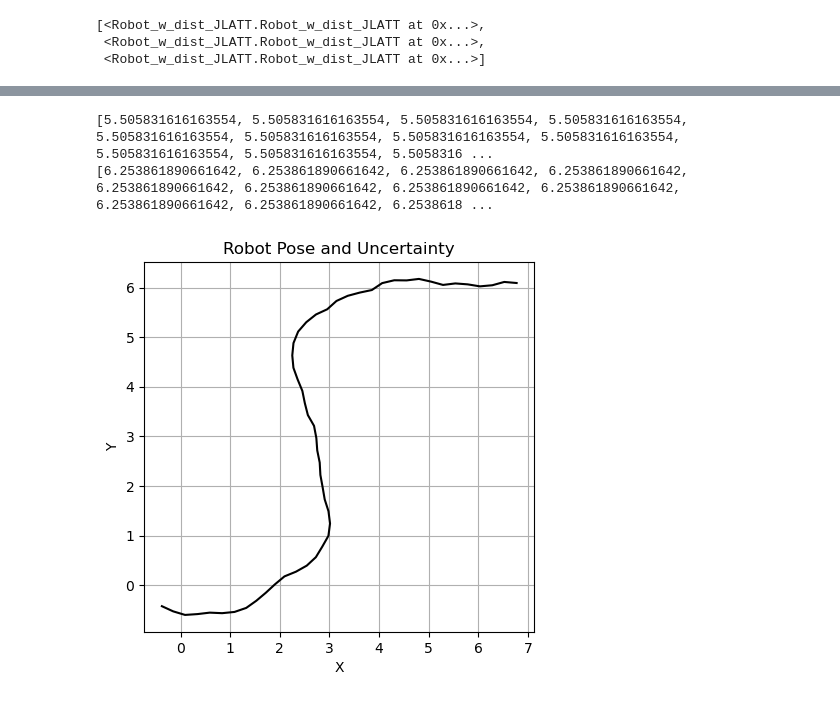
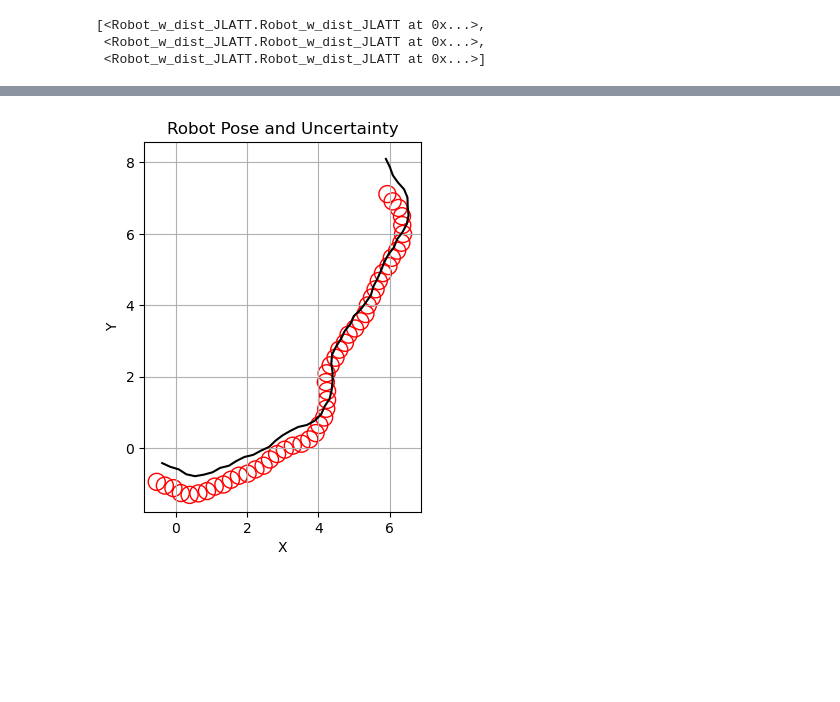
Before and after one commit to achintyapro03/JLATT, a Jupyter notebook: simulation.ipynb, the cells around one changed output, grey strips where cells are left out. Cells and saved outputs as stored; diff of their text form; code cells hidden in the pictures; blank space fills up the shorter version.

```diff
--- a/simulation.ipynb
+++ b/simulation.ipynb
@@ -10,7 +11,7 @@ import matplotlib.pyplot as plt
 
 from Robot_w_dist_JLATT import Robot_w_dist_JLATT
 
-color = ['green', 'blue', 'red']
+color = ['green', 'blue', 'red','black']
 
 # def main():
 np.random.seed(492)  # for reproducibility
@@ -25,8 +26,8 @@ robot_num = 3
 robot_set = [0 for _ in range(robot_num)]
 
 sensor_variances = np.array([0.1, 0.1, 0.1])  # variances = [v_abs; v_r; v_t]
-sensor_limits = np.array([15, 15])  # max_distances = [max_z_r; max_z_t]
-sensor_prob = np.array([0.7, 0.7])
+sensor_limits = np.array([999, 999])  # max_distances = [max_z_r; max_z_t]
+sensor_prob = np.array([1, 1])
 sensor_data = [sensor_variances, sensor_limits, sensor_prob]
 
 max_connection_distance = 10
@@ -177,31 +228,24 @@ plt.show()
 # %%
 
 fig, ax = plt.subplots()
 ax.set_aspect('equal', 'box')
 ax.grid(True)
 ax.set_xlabel('X')
 ax.set_ylabel('Y')
 ax.set_title('Robot Pose and Uncertainty')
 
 robot_to_check = 2
 
 ax.plot(colRead(robots_in_time[-1][robot_to_check].true_path, 0), colRead(robots_in_time[-1][robot_to_check].true_path, 1), 'k')
+x = colRead(robots_in_time[-1][robot_to_check].true_path, 0)
+y = colRead(robots_in_time[-1][robot_to_check].true_path, 1)
+for i in range(len(robots_in_time)):
+    plt.scatter((robots_in_time[i][robot_to_check].Pose_est[0] + x[i]),(robots_in_time[i][robot_to_check].Pose_est[1] + y[i]), color='none', edgecolors='red', s=150, linewidths=1)
 
 
-x = []
-y = []
-for i in range(len(robots_in_time)):
-    x.append(robots_in_time[i][robot_to_check].Pose_est[0])
-    y.append(robots_in_time[i][robot_to_check].Pose_est[1])
-
-print(x)
-print(y)
-
 plt.show()
 # %% [output]
-[5.505831616163554, 5.505831616163554, 5.505831616163554, 5.505831616163554, 5.505831616163554, 5.505831616163554, 5.505831616163554, 5.505831616163554, 5.505831616163554, 5.505831616163554, 5.5058316 ...
-[6.253861890661642, 6.253861890661642, 6.253861890661642, 6.253861890661642, 6.253861890661642, 6.253861890661642, 6.253861890661642, 6.253861890661642, 6.253861890661642, 6.253861890661642, 6.2538618 ...
-[figure, old version]
+[figure, new version]
 # %%
 fig, ax = plt.subplots()
 ax.set_aspect('equal', 'box')
```
Also changed, not shown: parts of 5 cells of this notebook, 4 other files.
